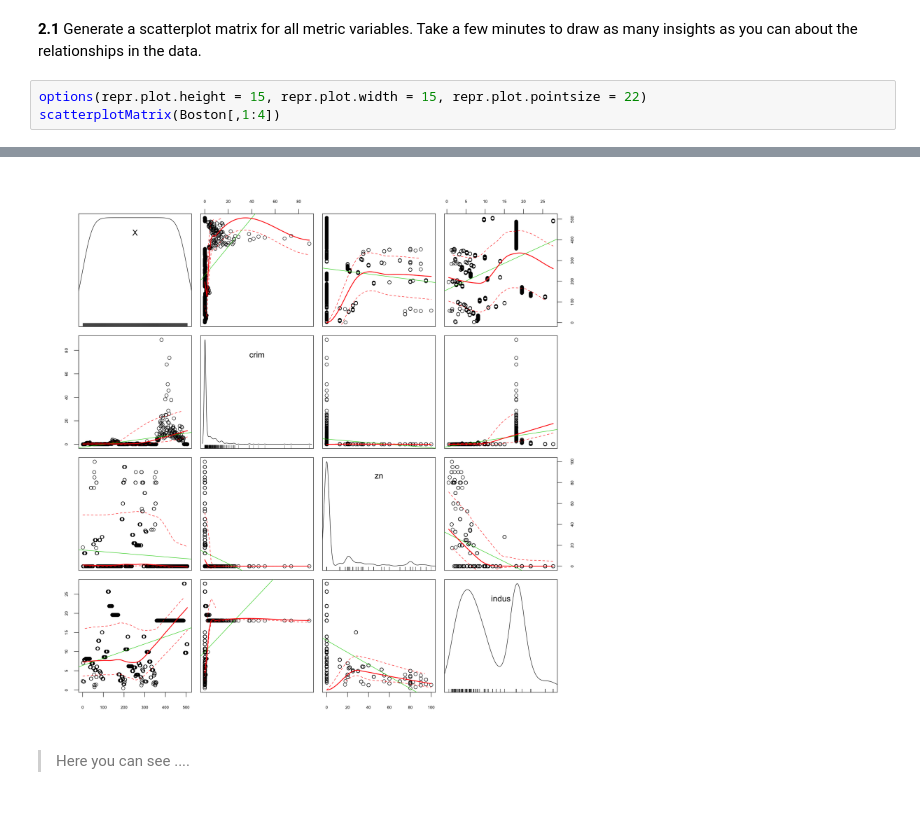
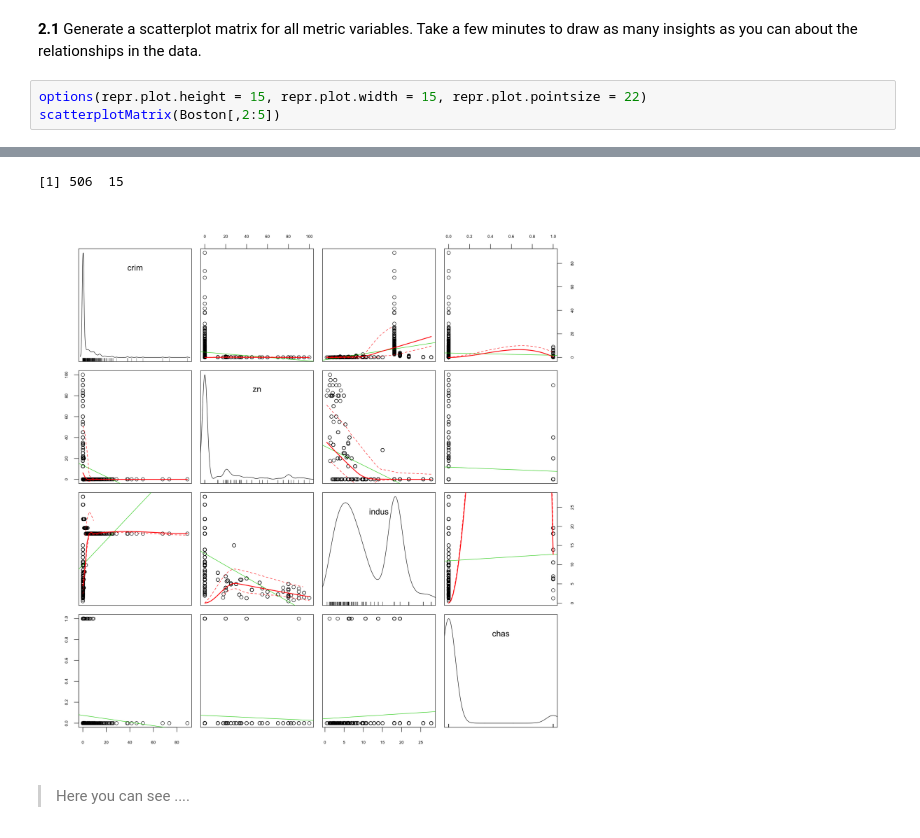
Before and after one commit to ansjory/W203_live_session_repo, a Jupyter notebook: unit_2/unit_2_ls_inst.ipynb, the cells around one changed output, grey strips where cells are left out. Drawn from its saved outputs; the diff is of its cells as text.

```diff
--- a/unit_2/unit_2_ls_inst.ipynb
+++ b/unit_2/unit_2_ls_inst.ipynb
@@ -90,5 +90,5 @@ medv | median value of owner-occupied homes in \$1000
 **2.1** Generate a scatterplot matrix for all metric variables. Take a few minutes to draw as many insights as you can about the relationships in the data.
 # %%
 options(repr.plot.height = 15, repr.plot.width = 15, repr.plot.pointsize = 22)
-scatterplotMatrix(Boston[,1:4])
+scatterplotMatrix(Boston[,2:5])
 # %% [output]
@@ -95,4 +100,5 @@ scatterplotMatrix(Boston[,1:4])
+[1] 506  15
-[figure, old version]
+[figure, new version]
 # %% [markdown]
 > Here you can see ....
 # %%
```
Also changed, not shown: parts of 1 cell of this notebook.
